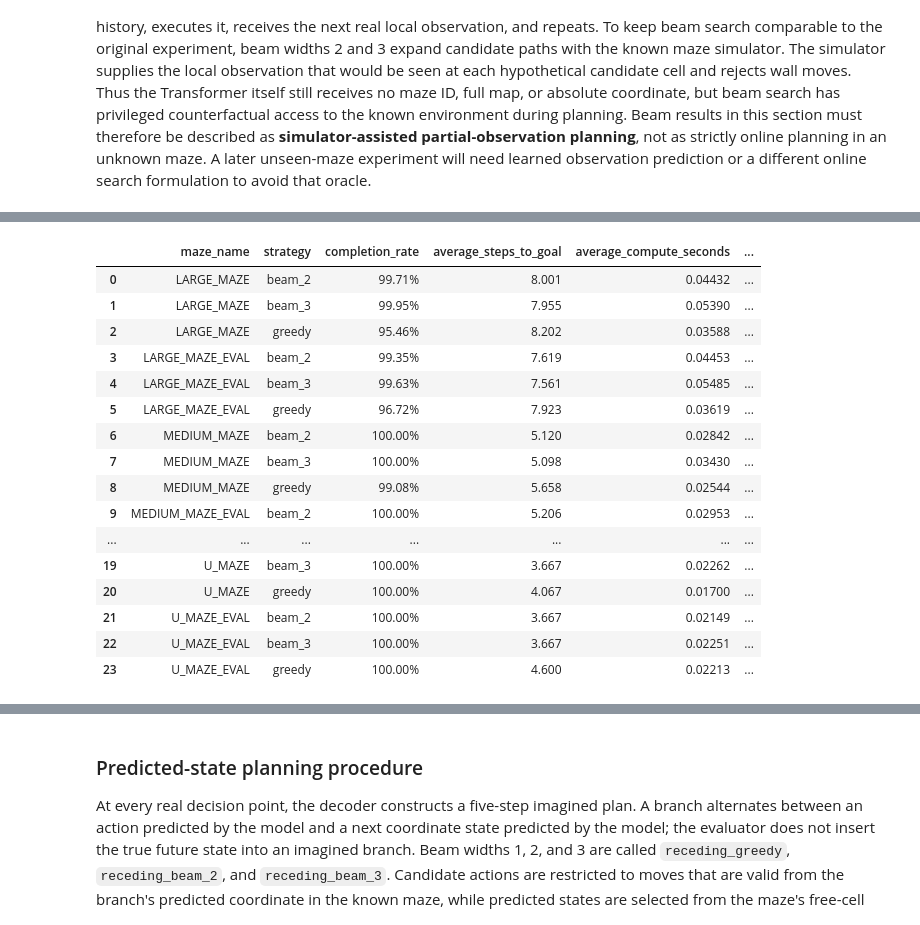
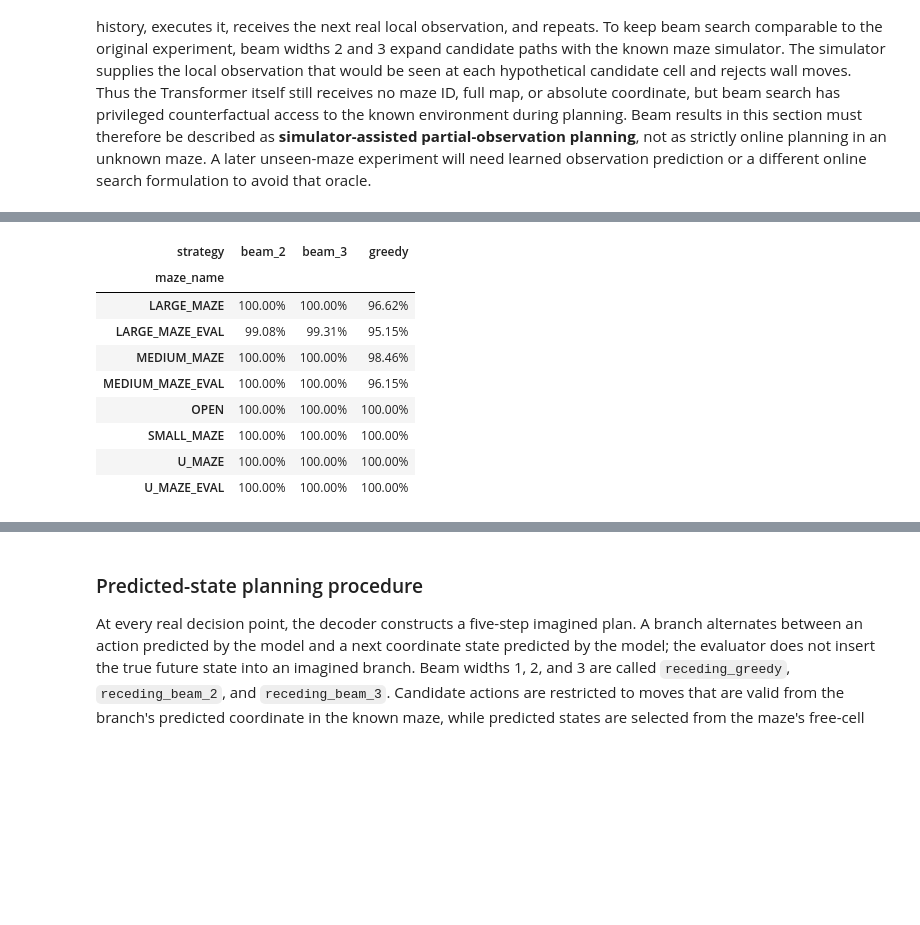
Before and after one commit to diankruger/4th-year-project, a Jupyter notebook: Full_dataset_pipeline.ipynb, the cells around one changed output, grey strips where cells are left out. Drawn from its saved outputs; the diff is of its cells as text; code cells hidden in the pictures; blank space fills up the shorter version.

Commit message:
report background and start with second experiment

```diff
--- a/Full_dataset_pipeline.ipynb
+++ b/Full_dataset_pipeline.ipynb
@@ -1887,49 +2004,40 @@ CompletedProcess(args=['c:\\Users\\User\\AppData\\Local\\Python\\pythoncore-3.14
 
 Greedy decoding is a genuine closed-loop partial-observation policy: it selects one valid action from the current history, executes it, receives the next real local observation, and repeats. To keep beam search comparable to the original experiment, beam widths 2 and 3 expand candidate paths with the known maze simulator. The simulator supplies the local observation that would be seen at each hypothetical candidate cell and rejects wall moves. Thus the Transformer itself still receives no maze ID, full map, or absolute coordinate, but beam search has privileged counterfactual access to the known environment during planning. Beam results in this section must therefore be described as **simulator-assisted partial-observation planning**, not as strictly online planning in an unknown maze. A later unseen-maze experiment will need learned observation prediction or a different online search formulation to avoid that oracle.
 # %%
+from pathlib import Path
 import numpy as np
 import pandas as pd
 from IPython.display import display
 
-result_dir = Path("experiment_runs/cv5_partial_obs_3x3_optimal_4act")
+partial_dataset = Path("maze2d_partial_obs_3x3_optimal_4act_cv5.npz")
+result_dir = Path("experiment_runs/cv5_partial_obs_3x3_optimal_4act/fold_0")
 summary = pd.read_csv(result_dir / "summary.csv")
-fold_results = pd.read_csv(result_dir / "fold_mean_std.csv")
 per_maze = pd.read_csv(result_dir / "per_maze_summary.csv")
 
-with np.load(partial_dataset, allow_pickle=True) as data:
-    original = np.load("maze2d_all_mazes_transformer_ready_4act_cv5.npz", allow_pickle=True)
-    assert np.array_equal(data["episode_ids"], original["episode_ids"])
-    assert np.array_equal(data["fold_ids"], original["fold_ids"])
-    assert np.array_equal(data["start_cells"], original["start_cells"])
-    assert np.array_equal(data["goal_cells"], original["goal_cells"])
-    print("Episodes:", data["input_ids"].shape[0])
-    print("Maximum token sequence length:", data["input_ids"].shape[1])
-    print("Fold counts:", np.bincount(data["fold_ids"]))
-    original.close()
+with np.load(partial_dataset, allow_pickle=True) as data, np.load(
+    "maze2d_all_mazes_transformer_ready_4act_cv5.npz", allow_pickle=True
+) as original:
+    for key in ("episode_ids", "fold_ids", "start_cells", "goal_cells", "path_lengths"):
+        assert np.array_equal(data[key], original[key]), key
+    fold_zero = data["fold_ids"] == 0
+    assert int(fold_zero.sum()) == 1196
+    print("Training trajectories (folds 1--4):", int((~fold_zero).sum()))
+    print("Validation/evaluation queries (fold 0):", int(fold_zero.sum()))
+    print("The fold-0 start/goal queries match the original experiment exactly.")
 
-display(summary.style.format({
+metric_formats = {
     "completion_rate": "{:.2%}",
     "average_steps_to_goal": "{:.3f}",
     "average_compute_seconds": "{:.5f}",
     "average_seconds_per_step": "{:.5f}",
-}))
-display(fold_results)
+}
+display(summary.style.format(metric_formats))
+
 per_maze_metrics = per_maze[[
-    "maze_name",
-    "strategy",
-    "completion_rate",
-    "average_steps_to_goal",
-    "average_compute_seconds",
-    "average_seconds_per_step",
+    "maze_name", "strategy", "completion_rate", "average_steps_to_goal",
+    "average_compute_seconds", "average_seconds_per_step",
 ]].sort_values(["maze_name", "strategy"])
-
-display(per_maze_metrics.style.format({
-    "completion_rate": "{:.2%}",
-    "average_steps_to_goal": "{:.3f}",
-    "average_compute_seconds": "{:.5f}",
-    "average_seconds_per_step": "{:.5f}",
-}))
-
+display(per_maze_metrics.style.format(metric_formats))
 display(per_maze.pivot(index="maze_name", columns="strategy", values="completion_rate")
         .style.format("{:.2%}"))
 # %% [output]
@@ -1947,17 +2068,10 @@ Fold counts: [1196 1196 1195 1195 1194]
-|  | maze_name | strategy | completion_rate | average_steps_to_goal | average_compute_seconds | ... |
-| 0 | LARGE_MAZE | beam_2 | 99.71% | 8.001 | 0.04432 | ... |
-| 1 | LARGE_MAZE | beam_3 | 99.95% | 7.955 | 0.05390 | ... |
-| 2 | LARGE_MAZE | greedy | 95.46% | 8.202 | 0.03588 | ... |
-| 3 | LARGE_MAZE_EVAL | beam_2 | 99.35% | 7.619 | 0.04453 | ... |
-| 4 | LARGE_MAZE_EVAL | beam_3 | 99.63% | 7.561 | 0.05485 | ... |
-| 5 | LARGE_MAZE_EVAL | greedy | 96.72% | 7.923 | 0.03619 | ... |
-| 6 | MEDIUM_MAZE | beam_2 | 100.00% | 5.120 | 0.02842 | ... |
-| 7 | MEDIUM_MAZE | beam_3 | 100.00% | 5.098 | 0.03430 | ... |
-| 8 | MEDIUM_MAZE | greedy | 99.08% | 5.658 | 0.02544 | ... |
-| 9 | MEDIUM_MAZE_EVAL | beam_2 | 100.00% | 5.206 | 0.02953 | ... |
-| ... | ... | ... | ... | ... | ... | ... |
-| 19 | U_MAZE | beam_3 | 100.00% | 3.667 | 0.02262 | ... |
-| 20 | U_MAZE | greedy | 100.00% | 4.067 | 0.01700 | ... |
-| 21 | U_MAZE_EVAL | beam_2 | 100.00% | 3.667 | 0.02149 | ... |
-| 22 | U_MAZE_EVAL | beam_3 | 100.00% | 3.667 | 0.02251 | ... |
-| 23 | U_MAZE_EVAL | greedy | 100.00% | 4.600 | 0.02213 | ... |
+| strategy | beam_2 | beam_3 | greedy |
+| maze_name |  |  |  |
+| LARGE_MAZE | 100.00% | 100.00% | 96.62% |
+| LARGE_MAZE_EVAL | 99.08% | 99.31% | 95.15% |
+| MEDIUM_MAZE | 100.00% | 100.00% | 98.46% |
+| MEDIUM_MAZE_EVAL | 100.00% | 100.00% | 96.15% |
+| OPEN | 100.00% | 100.00% | 100.00% |
+| SMALL_MAZE | 100.00% | 100.00% | 100.00% |
+| U_MAZE | 100.00% | 100.00% | 100.00% |
+| U_MAZE_EVAL | 100.00% | 100.00% | 100.00% |
```
Also changed, not shown: parts of 24 cells of this notebook, 27 other files.
